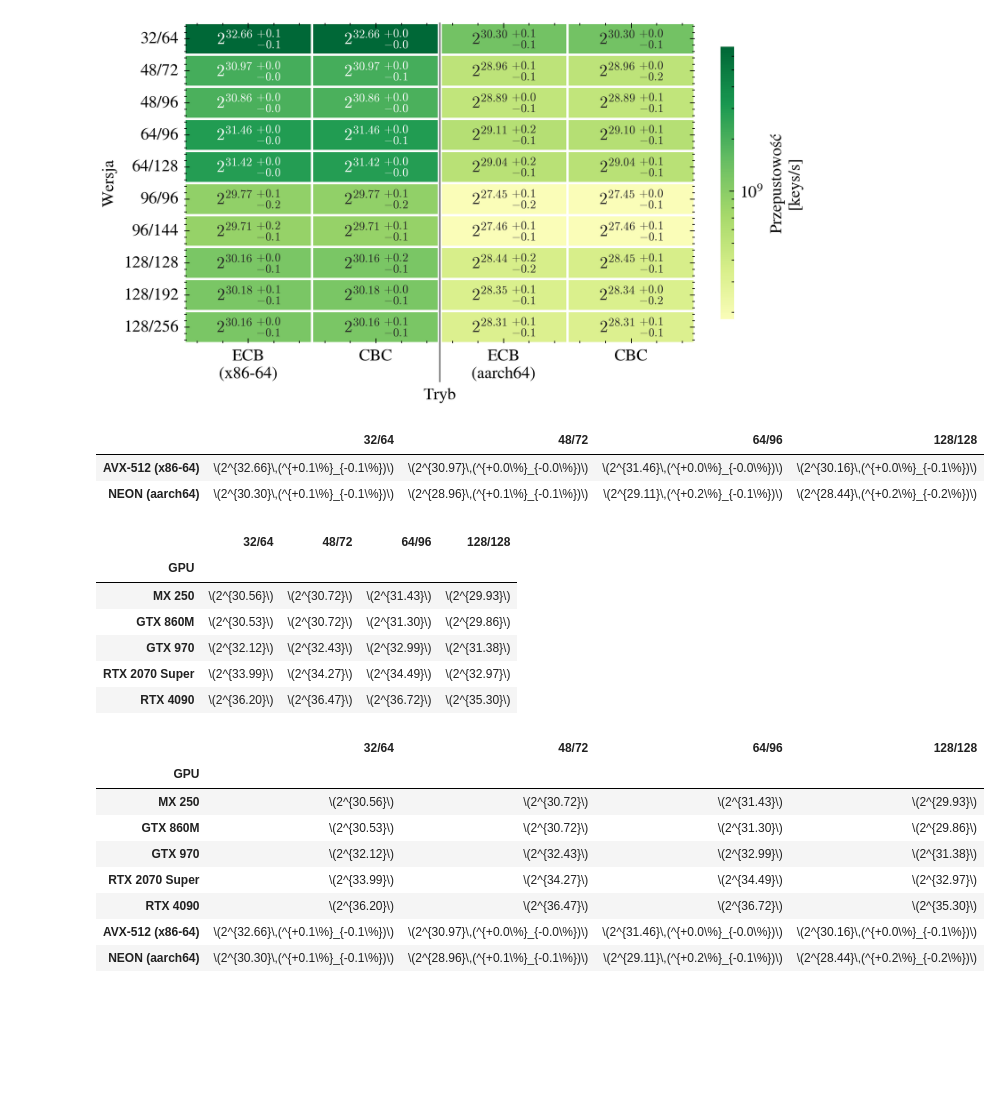
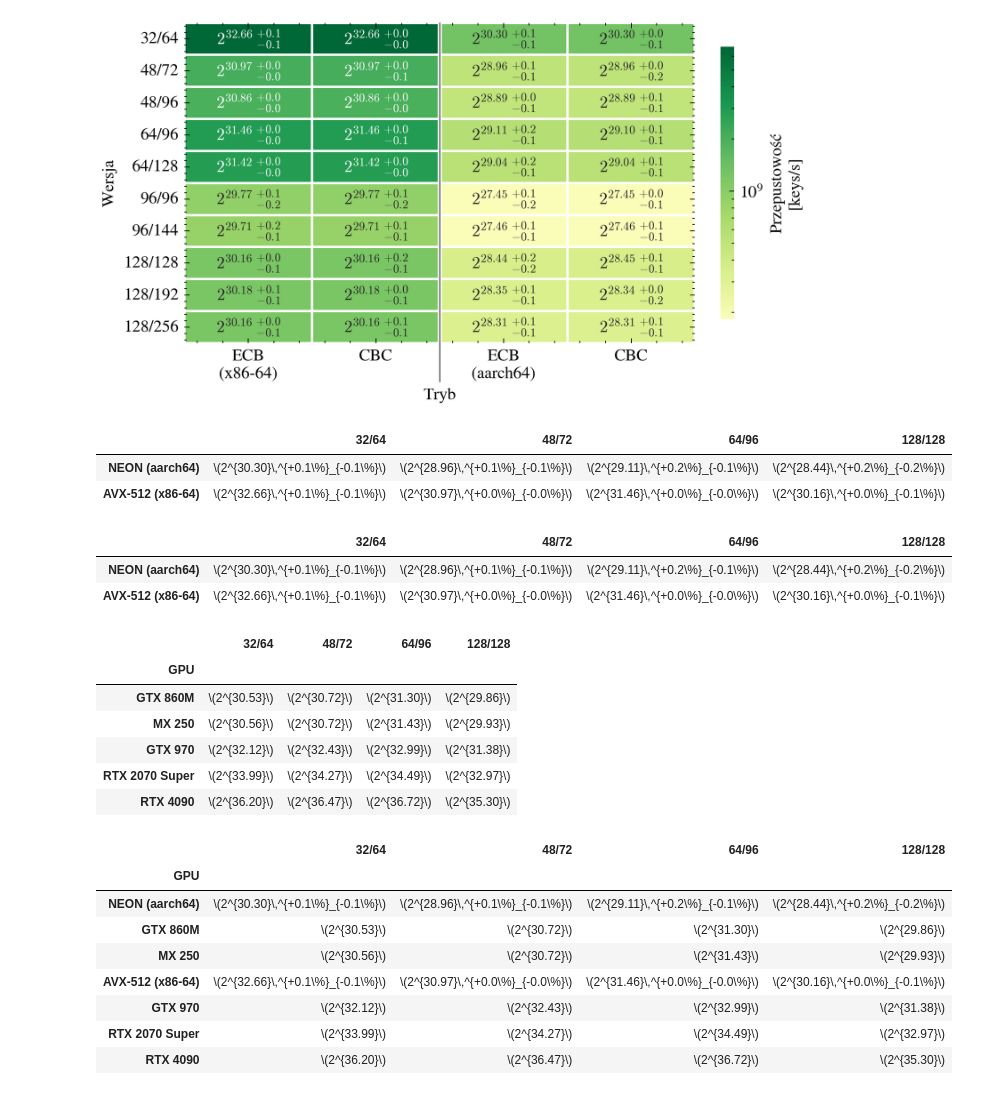
Before and after one commit to jan-chojnacki/SpeckProbe, a Jupyter notebook: analysis/notebooks/criterion.ipynb, the cells around one changed output. Drawn from its saved outputs; the diff is of its cells as text; code cells hidden in the pictures; blank space fills up the shorter version.

```diff
--- a/analysis/notebooks/criterion.ipynb
+++ b/analysis/notebooks/criterion.ipynb
@@ -614,7 +614,7 @@ def fmt_pow2_pct(x, lo, hi):
         return rf"\(2^{{{a:.2f}}}\)"
     up = (hi - x) / x * 100
     dn = (x - lo) / x * 100
-    return rf"\(2^{{{a:.2f}}}\,(^{{+{up:.1f}\%}}_{{-{dn:.1f}\%}})\)"
+    return rf"\(2^{{{a:.2f}}}\,^{{+{up:.1f}\%}}_{{-{dn:.1f}\%}}\)"
 
 
 def make_prediction_latex(reg_df, backend_order):
@@ -654,10 +654,10 @@ def make_prediction_latex(reg_df, backend_order):
 
 
 prediction_latex_x86 = make_prediction_latex(system_reg_x86, backend_order_x86)
-prediction_latex_x86.to_csv("../csv/prediction_results_x86.csv", index=False)
+prediction_latex_x86.to_csv("../csv/prediction_results_x86.csv", index=False, sep=';')
 
 prediction_latex_aarch64 = make_prediction_latex(system_reg_aarch64, backend_order_aarch64)
-prediction_latex_aarch64.to_csv("../csv/prediction_results_aarch64.csv", index=False)
+prediction_latex_aarch64.to_csv("../csv/prediction_results_aarch64.csv", index=False, sep=';')
 
 prediction_latex_x86
 # %% [output]
@@ -880,8 +880,8 @@ def fmt_pow2_only(a):
     return rf"\(2^{{{a:.2f}}}\)"
 
 
-def make_our_tezcan_latex(reg_specs, suffix=2, mode='ECB'):
-    rows = {}
+def make_our_tezcan(reg_specs, suffix=2, mode='ECB'):
+    fmt_rows, log2_rows = {}, {}
     for reg_df, backend, label in reg_specs:
         d = reg_df[(reg_df['backend'] == backend) &
                    (reg_df['function'] == mode) &
@@ -890,45 +890,61 @@ def make_our_tezcan_latex(reg_specs, suffix=2, mode='ECB'):
         d['k_lo'] = d['keys_per_sec'] * d['time_per_iter_ns'] / d['ci_95_high_ns']
         d['cell'] = [fmt_pow2_pct(x, lo, hi)
                      for x, lo, hi in zip(d['keys_per_sec'], d['k_lo'], d['k_hi'])]
-        rows[label] = d.set_index('version')['cell'].reindex(tezcan.columns)
-    return pd.DataFrame(rows).T
+        d['log2'] = np.log2(d['keys_per_sec'])
+        fmt_rows[label] = d.set_index('version')['cell'].reindex(tezcan.columns)
+        log2_rows[label] = d.set_index('version')['log2'].reindex(tezcan.columns)
+    return pd.DataFrame(fmt_rows).T, pd.DataFrame(log2_rows).T
 
-tezcan_fmt = tezcan.apply(lambda col: col.map(fmt_pow2_only))
 
-our_latex = make_our_tezcan_latex([
+our_latex, our_log2 = make_our_tezcan([
     (system_reg_x86, 'AVX-512', 'AVX-512 (x86-64)'),
     (system_reg_aarch64, 'NEON', 'NEON (aarch64)'),
 ])
+
+our_latex = our_latex.loc[our_log2.mean(axis=1).sort_values().index]
+
+tezcan_fmt = (tezcan.loc[tezcan.mean(axis=1).sort_values().index]
+              .apply(lambda col: col.map(fmt_pow2_only)))
+
+our_latex
+# %% [output]
+|  | 32/64 | 48/72 | 64/96 | 128/128 |
+| NEON (aarch64) | \(2^{30.30}\,^{+0.1\%}_{-0.1\%}\) | \(2^{28.96}\,^{+0.1\%}_{-0.1\%}\) | \(2^{29.11}\,^{+0.2\%}_{-0.1\%}\) | \(2^{28.44}\,^{+0.2\%}_{-0.2\%}\) |
+| AVX-512 (x86-64) | \(2^{32.66}\,^{+0.1\%}_{-0.1\%}\) | \(2^{30.97}\,^{+0.0\%}_{-0.0\%}\) | \(2^{31.46}\,^{+0.0\%}_{-0.0\%}\) | \(2^{30.16}\,^{+0.0\%}_{-0.1\%}\) |
 # %%
-our_latex.to_csv("../csv/our_results.csv")
+our_latex.to_csv("../csv/our_results.csv", sep=';')
 our_latex
 # %% [output]
 |  | 32/64 | 48/72 | 64/96 | 128/128 |
-| AVX-512 (x86-64) | \(2^{32.66}\,(^{+0.1\%}_{-0.1\%})\) | \(2^{30.97}\,(^{+0.0\%}_{-0.0\%})\) | \(2^{31.46}\,(^{+0.0\%}_{-0.0\%})\) | \(2^{30.16}\,(^{+0.0\%}_{-0.1\%})\) |
-| NEON (aarch64) | \(2^{30.30}\,(^{+0.1\%}_{-0.1\%})\) | \(2^{28.96}\,(^{+0.1\%}_{-0.1\%})\) | \(2^{29.11}\,(^{+0.2\%}_{-0.1\%})\) | \(2^{28.44}\,(^{+0.2\%}_{-0.2\%})\) |
+| NEON (aarch64) | \(2^{30.30}\,^{+0.1\%}_{-0.1\%}\) | \(2^{28.96}\,^{+0.1\%}_{-0.1\%}\) | \(2^{29.11}\,^{+0.2\%}_{-0.1\%}\) | \(2^{28.44}\,^{+0.2\%}_{-0.2\%}\) |
+| AVX-512 (x86-64) | \(2^{32.66}\,^{+0.1\%}_{-0.1\%}\) | \(2^{30.97}\,^{+0.0\%}_{-0.0\%}\) | \(2^{31.46}\,^{+0.0\%}_{-0.0\%}\) | \(2^{30.16}\,^{+0.0\%}_{-0.1\%}\) |
 # %%
-tezcan_fmt.to_csv("../csv/tezcan_results.csv")
+tezcan_fmt.to_csv("../csv/tezcan_results.csv", sep=';')
 tezcan_fmt
 # %% [output]
 |  | 32/64 | 48/72 | 64/96 | 128/128 |
 | GPU |  |  |  |  |
+| GTX 860M | \(2^{30.53}\) | \(2^{30.72}\) | \(2^{31.30}\) | \(2^{29.86}\) |
 | MX 250 | \(2^{30.56}\) | \(2^{30.72}\) | \(2^{31.43}\) | \(2^{29.93}\) |
-| GTX 860M | \(2^{30.53}\) | \(2^{30.72}\) | \(2^{31.30}\) | \(2^{29.86}\) |
 | GTX 970 | \(2^{32.12}\) | \(2^{32.43}\) | \(2^{32.99}\) | \(2^{31.38}\) |
 | RTX 2070 Super | \(2^{33.99}\) | \(2^{34.27}\) | \(2^{34.49}\) | \(2^{32.97}\) |
 | RTX 4090 | \(2^{36.20}\) | \(2^{36.47}\) | \(2^{36.72}\) | \(2^{35.30}\) |
-# %%
-tezcan_latex = pd.concat([tezcan_fmt, our_latex])
-tezcan_latex.index.name = tezcan.index.name
-tezcan_latex.to_csv("../csv/combined_results.csv")
-tezcan_latex
-# %% [output]
-|  | 32/64 | 48/72 | 64/96 | 128/128 |
-| GPU |  |  |  |  |
-| MX 250 | \(2^{30.56}\) | \(2^{30.72}\) | \(2^{31.43}\) | \(2^{29.93}\) |
-| GTX 860M | \(2^{30.53}\) | \(2^{30.72}\) | \(2^{31.30}\) | \(2^{29.86}\) |
-| GTX 970 | \(2^{32.12}\) | \(2^{32.43}\) | \(2^{32.99}\) | \(2^{31.38}\) |
-| RTX 2070 Super | \(2^{33.99}\) | \(2^{34.27}\) | \(2^{34.49}\) | \(2^{32.97}\) |
-| RTX 4090 | \(2^{36.20}\) | \(2^{36.47}\) | \(2^{36.72}\) | \(2^{35.30}\) |
-| AVX-512 (x86-64) | \(2^{32.66}\,(^{+0.1\%}_{-0.1\%})\) | \(2^{30.97}\,(^{+0.0\%}_{-0.0\%})\) | \(2^{31.46}\,(^{+0.0\%}_{-0.0\%})\) | \(2^{30.16}\,(^{+0.0\%}_{-0.1\%})\) |
-| NEON (aarch64) | \(2^{30.30}\,(^{+0.1\%}_{-0.1\%})\) | \(2^{28.96}\,(^{+0.1\%}_{-0.1\%})\) | \(2^{29.11}\,(^{+0.2\%}_{-0.1\%})\) | \(2^{28.44}\,(^{+0.2\%}_{-0.2\%})\) |
+# %%
+tezcan_fmt_all = tezcan.apply(lambda col: col.map(fmt_pow2_only))
+log2_all = pd.concat([tezcan, our_log2])
+fmt_all = pd.concat([tezcan_fmt_all, our_latex])
+
+combined_latex = fmt_all.loc[log2_all.mean(axis=1).sort_values().index]
+combined_latex.index.name = tezcan.index.name
+combined_latex.to_csv("../csv/combined_results.csv", sep=';')
+combined_latex
+# %% [output]
+|  | 32/64 | 48/72 | 64/96 | 128/128 |
+| GPU |  |  |  |  |
+| NEON (aarch64) | \(2^{30.30}\,^{+0.1\%}_{-0.1\%}\) | \(2^{28.96}\,^{+0.1\%}_{-0.1\%}\) | \(2^{29.11}\,^{+0.2\%}_{-0.1\%}\) | \(2^{28.44}\,^{+0.2\%}_{-0.2\%}\) |
+| GTX 860M | \(2^{30.53}\) | \(2^{30.72}\) | \(2^{31.30}\) | \(2^{29.86}\) |
+| MX 250 | \(2^{30.56}\) | \(2^{30.72}\) | \(2^{31.43}\) | \(2^{29.93}\) |
+| AVX-512 (x86-64) | \(2^{32.66}\,^{+0.1\%}_{-0.1\%}\) | \(2^{30.97}\,^{+0.0\%}_{-0.0\%}\) | \(2^{31.46}\,^{+0.0\%}_{-0.0\%}\) | \(2^{30.16}\,^{+0.0\%}_{-0.1\%}\) |
+| GTX 970 | \(2^{32.12}\) | \(2^{32.43}\) | \(2^{32.99}\) | \(2^{31.38}\) |
+| RTX 2070 Super | \(2^{33.99}\) | \(2^{34.27}\) | \(2^{34.49}\) | \(2^{32.97}\) |
+| RTX 4090 | \(2^{36.20}\) | \(2^{36.47}\) | \(2^{36.72}\) | \(2^{35.30}\) |
```
Also changed, not shown: parts of 6 cells of this notebook, 1 other file.
